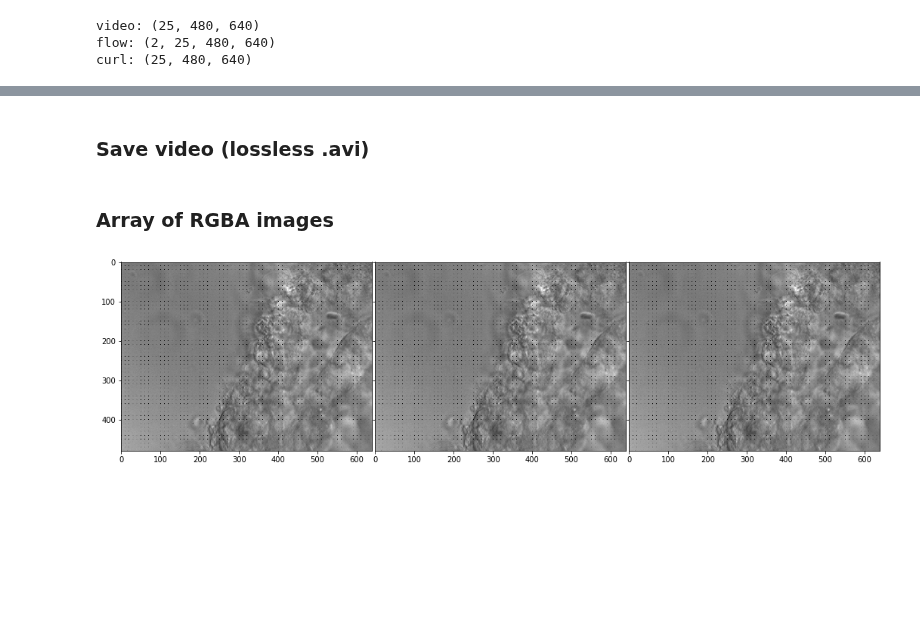
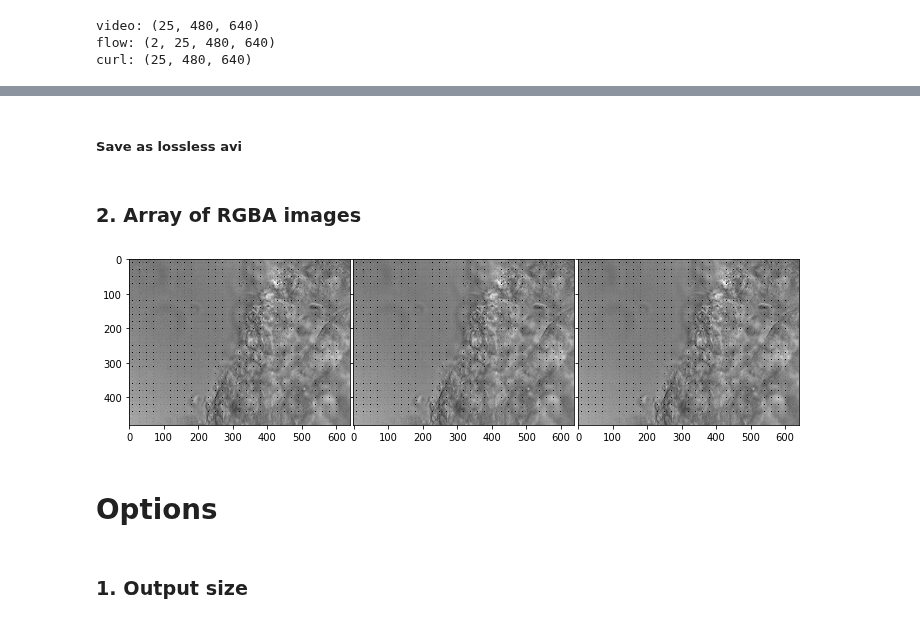
Before and after one commit to marximus/flowviz, a Jupyter notebook: notebooks/examples.ipynb, the cells around one changed output, grey strips where cells are left out. Drawn from its saved outputs; the diff is of its cells as text; code cells hidden in the pictures; blank space fills up the shorter version.

```diff
--- a/notebooks/examples.ipynb
+++ b/notebooks/examples.ipynb
@@ -27,5 +29,5 @@ Video('flow-animation.mp4')
 # %% [markdown]
-### Save video (lossless .avi)
+##### Save as lossless avi
 # %%
 flowanim = flowviz.FlowAnimation(video, flow, vector_step=10)
 flowanim.save('flow-animation.avi', codec='ffv1')
@@ -33,13 +34,17 @@ flowanim.save('flow-animation.avi', codec='ffv1')
 # %% [markdown]
-### Array of RGBA images
+### 2. Array of RGBA images
 # %%
 flowanim = flowviz.FlowAnimation(video, flow, vector_step=10)
 rgba = flowanim.to_rgba()
 
-fig = plt.figure(figsize=(18, 6))
+fig = plt.figure(figsize=(12, 4))
 grid = ImageGrid(fig, 111, nrows_ncols=(1, 3), axes_pad=0.05, add_all=True)
 for i in range(3):
     grid[i].imshow(rgba[i], interpolation='none')
 plt.show()
 # %% [output]
-[figure, old version]
+[figure, new version]
+# %% [markdown]
+# Options
+# %% [markdown]
+### 1. Output size
```
Also changed, not shown: parts of 6 cells of this notebook, 1 other file.
